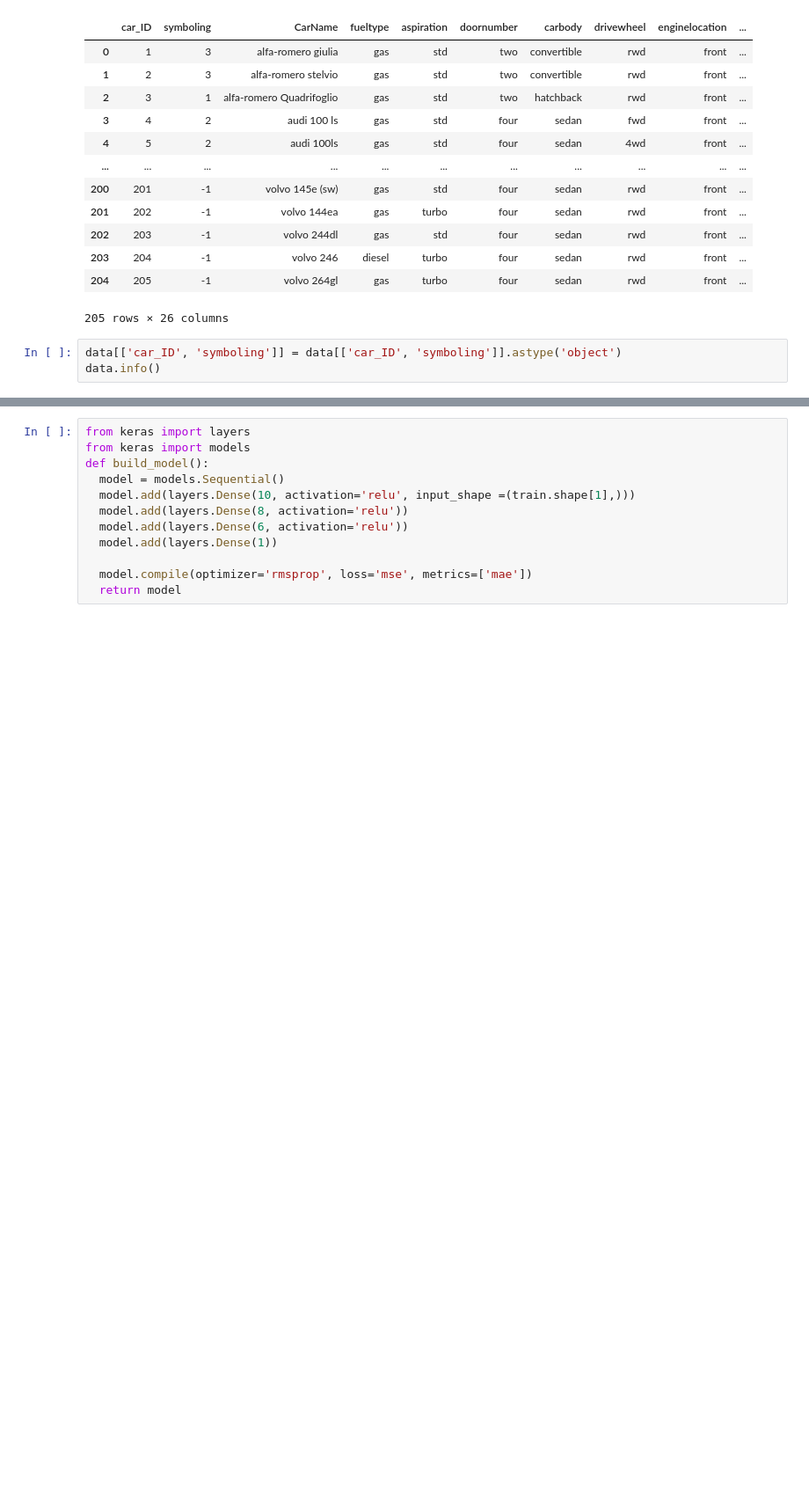
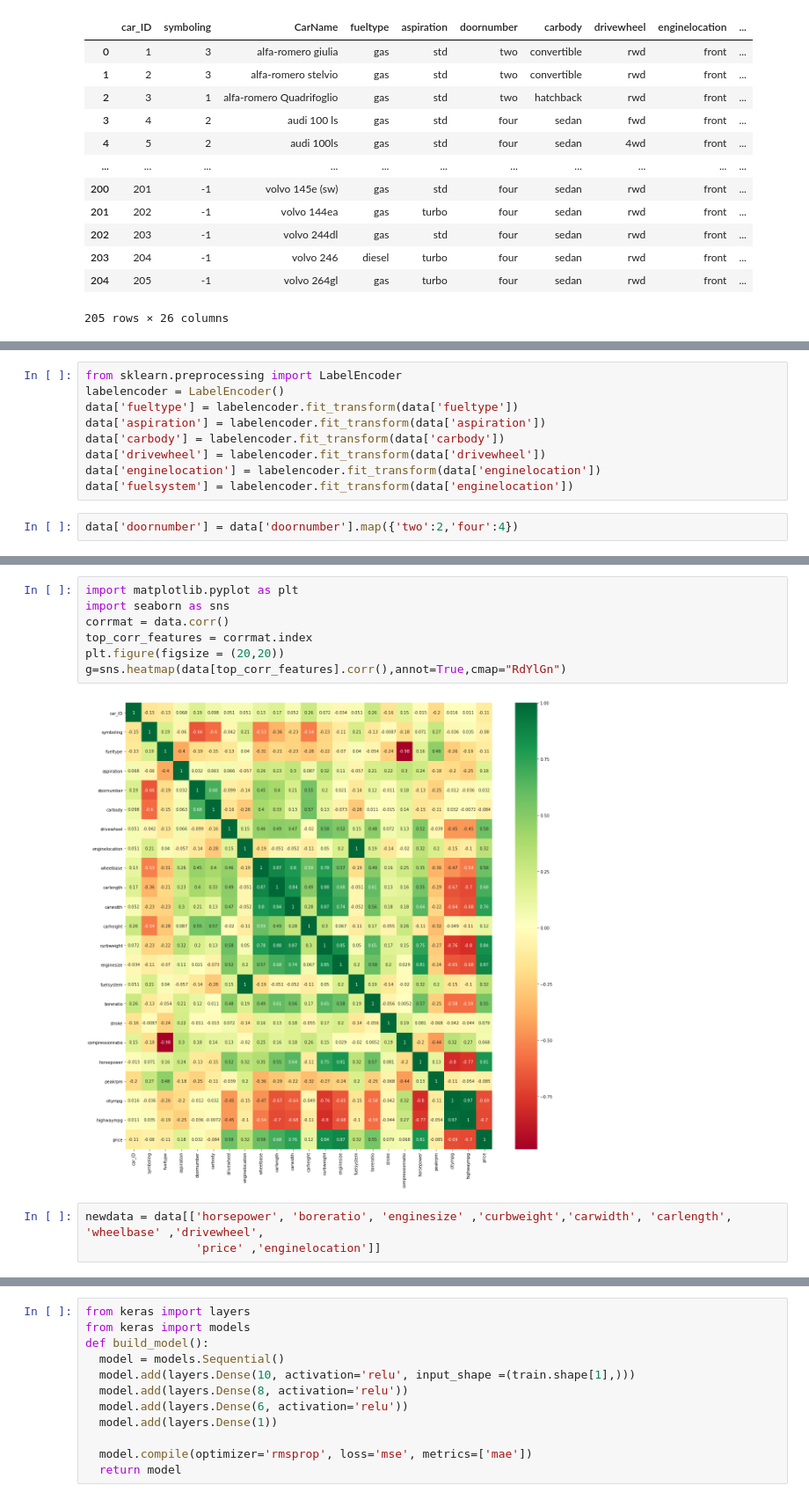
Before and after one commit to subhan215/deep-learning-assignment, a Jupyter notebook: Car_Price_Prediction_assignment.ipynb, the cells around one changed output, grey strips where cells are left out. Shown at 88% size. Cells and saved outputs as stored; diff of their text form; blank space fills up the shorter version.

```diff
--- a/Car_Price_Prediction_assignment.ipynb
+++ b/Car_Price_Prediction_assignment.ipynb
@@ -59,6 +59,3 @@ data
 | 203 | 204 | -1 | volvo 246 | diesel | turbo | four | sedan | rwd | front | ... |
 | 204 | 205 | -1 | volvo 264gl | gas | turbo | four | sedan | rwd | front | ... |
 205 rows × 26 columns
-# %%
-data[['car_ID', 'symboling']] = data[['car_ID', 'symboling']].astype('object')
-data.info()
@@ -96,0 +68,11 @@ data_numeric.shape
+# %%
+from sklearn.preprocessing import LabelEncoder
+labelencoder = LabelEncoder()
+data['fueltype'] = labelencoder.fit_transform(data['fueltype'])
+data['aspiration'] = labelencoder.fit_transform(data['aspiration'])
+data['carbody'] = labelencoder.fit_transform(data['carbody'])
+data['drivewheel'] = labelencoder.fit_transform(data['drivewheel'])
+data['enginelocation'] = labelencoder.fit_transform(data['enginelocation'])
+data['fuelsystem'] = labelencoder.fit_transform(data['enginelocation'])
+# %%
+data['doornumber'] = data['doornumber'].map({'two':2,'four':4})
@@ -96,0 +108,12 @@ data_numeric.shape
+# %%
+import matplotlib.pyplot as plt
+import seaborn as sns
+corrmat = data.corr()
+top_corr_features = corrmat.index
+plt.figure(figsize = (20,20))
+g=sns.heatmap(data[top_corr_features].corr(),annot=True,cmap="RdYlGn")
+# %% [output]
+[figure, added]
+# %%
+newdata = data[['horsepower', 'boreratio', 'enginesize' ,'curbweight','carwidth', 'carlength', 'wheelbase' ,'drivewheel',
+                'price' ,'enginelocation']]
```
Also changed, not shown: parts of 24 cells of this notebook.
